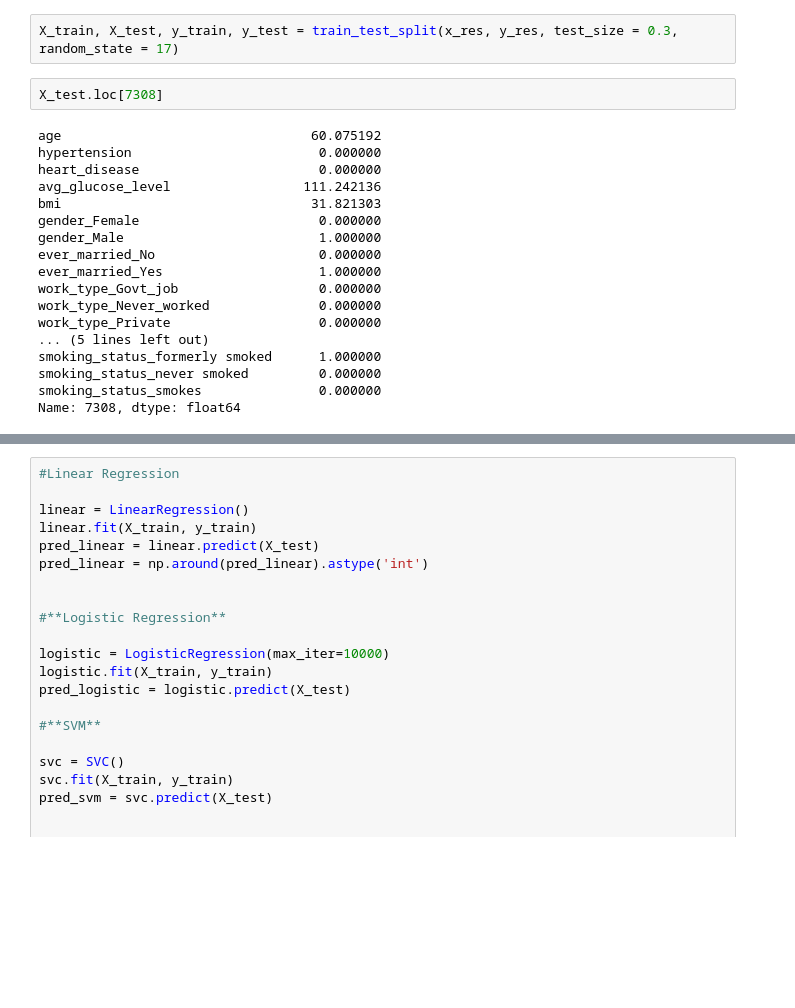
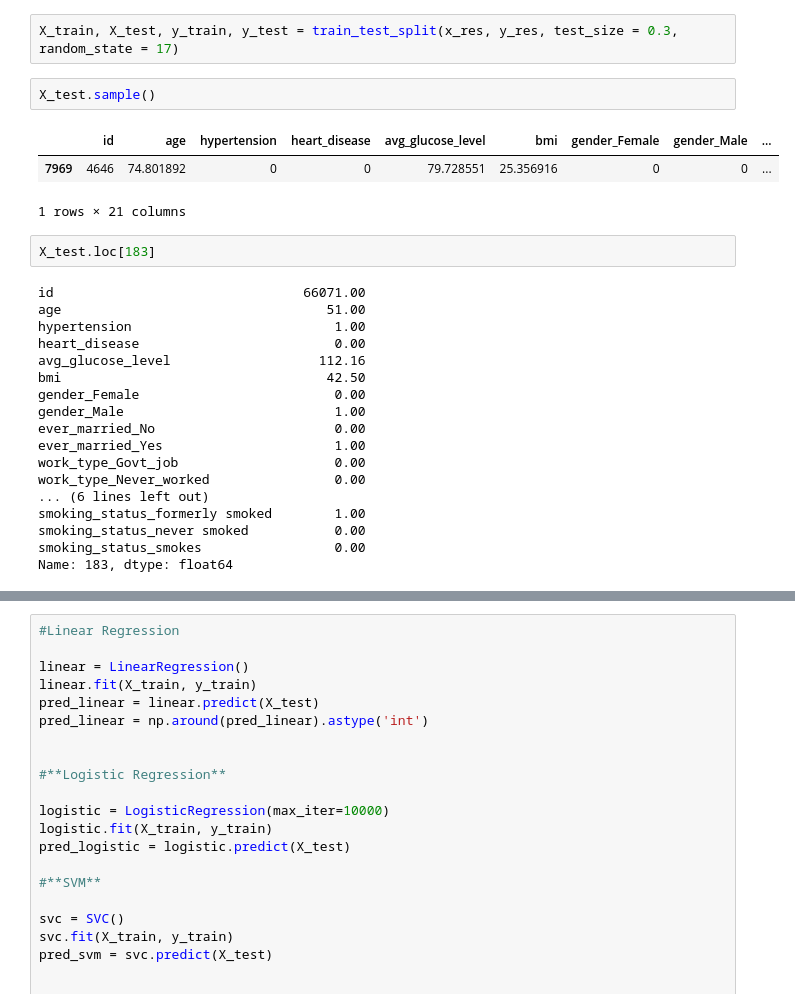
Before and after one commit to tanviwagle/Healthcare-app, a Jupyter notebook: Notebooks/Stroke Prediction.ipynb, the cells around one changed output, grey strips where cells are left out. Cells and saved outputs as stored; diff of their text form; blank space fills up the shorter version.

```diff
--- a/Notebooks/Stroke Prediction.ipynb
+++ b/Notebooks/Stroke Prediction.ipynb
@@ -344,23 +344,29 @@ from sklearn.ensemble import BaggingClassifier, RandomForestClassifier
 from sklearn.neighbors import KNeighborsClassifier
 # %%
 X_train, X_test, y_train, y_test = train_test_split(x_res, y_res, test_size = 0.3, random_state = 17)
+# %%
+X_test.sample()
+# %% [output]
+|  | id | age | hypertension | heart_disease | avg_glucose_level | bmi | gender_Female | gender_Male | ... |
+| 7969 | 4646 | 74.801892 | 0 | 0 | 79.728551 | 25.356916 | 0 | 0 | ... |
+1 rows × 21 columns
 # %%
-X_test.loc[7308]
+X_test.loc[183]
 # %% [output]
-age                                60.075192
-hypertension                        0.000000
-heart_disease                       0.000000
-avg_glucose_level                 111.242136
-bmi                                31.821303
-gender_Female                       0.000000
-gender_Male                         1.000000
-ever_married_No                     0.000000
-ever_married_Yes                    1.000000
-work_type_Govt_job                  0.000000
-work_type_Never_worked              0.000000
-work_type_Private                   0.000000
-... (5 lines left out)
-smoking_status_formerly smoked      1.000000
-smoking_status_never smoked         0.000000
-smoking_status_smokes               0.000000
-Name: 7308, dtype: float64
+id                                66071.00
+age                                  51.00
+hypertension                          1.00
+heart_disease                         0.00
+avg_glucose_level                   112.16
+bmi                                  42.50
+gender_Female                         0.00
+gender_Male                           1.00
+ever_married_No                       0.00
+ever_married_Yes                      1.00
+work_type_Govt_job                    0.00
+work_type_Never_worked                0.00
+... (6 lines left out)
+smoking_status_formerly smoked        1.00
+smoking_status_never smoked           0.00
+smoking_status_smokes                 0.00
+Name: 183, dtype: float64
```
Also changed, not shown: parts of 12 cells of this notebook, 10 other files.
